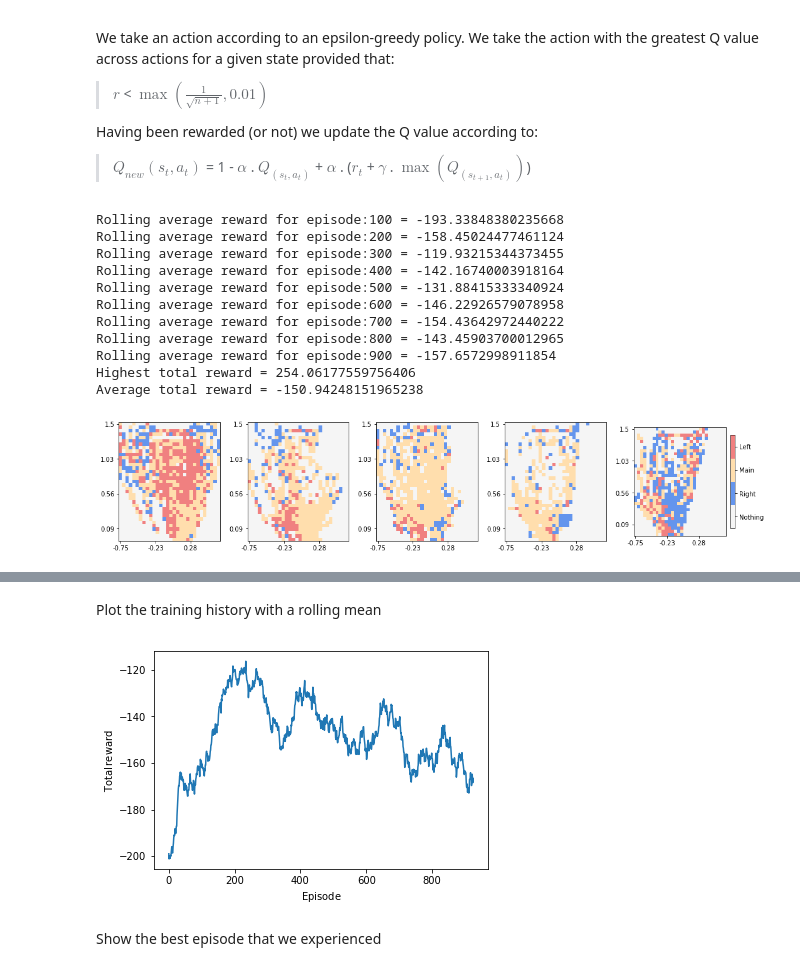
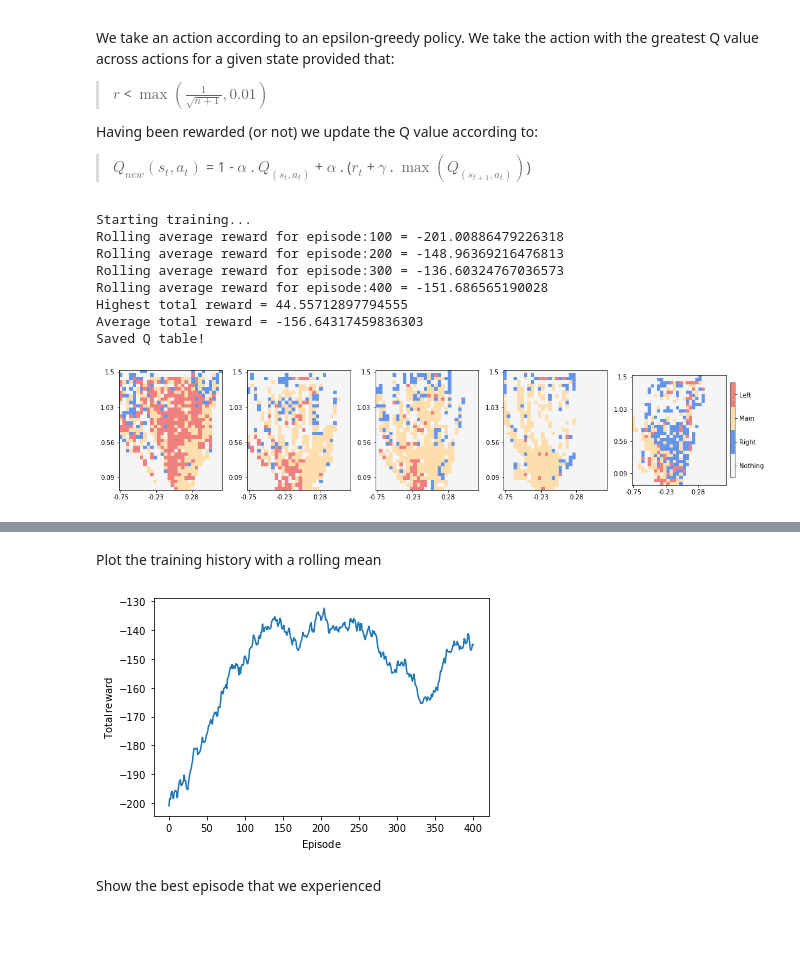
Before and after one commit to slyddon/open-ai-gym, a Jupyter notebook: notebooks/lunar_lander_q_learning.ipynb, the cells around one changed output, grey strips where cells are left out. Saved outputs shown, nothing was run; the diff lists cells and outputs as text; code cells hidden in the pictures; blank space fills up the shorter version.

```diff
--- a/notebooks/lunar_lander_q_learning.ipynb
+++ b/notebooks/lunar_lander_q_learning.ipynb
@@ -36,14 +36,18 @@ IPython 7.2.0
 ***
 # %%
 env_name = "LunarLander-v2"
-total_episodes = 1000
+total_episodes = 500
 max_time_steps = 500
 env_seed = None
+unique_run = None
 
 load = False
-save = False
+save = True
 rendering = False
 replay = False
+# %%
+if unique_run is None:
+    unique_run = uuid4()
 # %% [markdown]
 ### Instantiate objects
 ***
@@ -60,7 +64,7 @@ reward_window = deque(maxlen=100)
 
 action_bot = QActionBot(env)
 if load:
-    action_bot.load_q_table('../fitted_models/q_table_vx_vy.p')
+    action_bot.load_q_table('vx_vy')
 # %% [markdown]
 ### Train
 ***
@@ -74,6 +78,7 @@ Having been rewarded (or not) we update the Q value according to:
 > $Q_{new}(s_t, a_t)$ = 1 - $\alpha$ . $Q_(s_t, a_t)$ + $\alpha$ . ($r_t$ + $\gamma$ . $\max(Q_(s_{t+1}, a_t))$)
 # %%
 %%time
+print("Starting training...")
 for episode_number in range(total_episodes):
 
     # record memorues
@@ -99,45 +104,42 @@ for episode_number in range(total_episodes):
         # update action bot
         new_obs, reward, done, _ = env.step(action)
         action_bot.update_q_table(new_obs, action, reward)
         episode_memory.update(action, reward)
         obs = new_obs
         t += 1
 
     env.close()
 
     if episode_number % 100 == 0 and episode_number > 0:
         print(
             "Rolling average reward for episode:{} = {}".format(
                 episode_number, np.mean(reward_window)
             )
         )
 
-    if episode_number % 500 == 0 and save:
-        action_bot.save_q_table()
+    if episode_number % 1000 == 0 and episode_number > 0 and save:
+        action_bot.save_q_table(unique_run)
 
     reward_vals.append(episode_memory.total_reward)
     reward_window.append(episode_memory.total_reward)
 
     if best_memory.total_reward < episode_memory.total_reward:
         best_memory = episode_memory
 
 print("Highest total reward = {}".format(best_memory.total_reward))
 print("Average total reward = {}".format(sum(reward_vals) / total_episodes))
 
 if save:
-    action_bot.save_q_table()
+    action_bot.save_q_table(unique_run)
 
 action_bot.plot_q_table()
 # %% [output]
-Rolling average reward for episode:100 = -193.33848380235668
-Rolling average reward for episode:200 = -158.45024477461124
-Rolling average reward for episode:300 = -119.93215344373455
-Rolling average reward for episode:400 = -142.16740003918164
-Rolling average reward for episode:500 = -131.88415333340924
-Rolling average reward for episode:600 = -146.22926579078958
-Rolling average reward for episode:700 = -154.43642972440222
-Rolling average reward for episode:800 = -143.45903700012965
-Rolling average reward for episode:900 = -157.6572998911854
-Highest total reward = 254.06177559756406
-Average total reward = -150.94248151965238
+Starting training...
+Rolling average reward for episode:100 = -201.00886479226318
+Rolling average reward for episode:200 = -148.96369216476813
+Rolling average reward for episode:300 = -136.60324767036573
+Rolling average reward for episode:400 = -151.686565190028
+Highest total reward = 44.55712897794555
+Average total reward = -156.64317459836303
+Saved Q table!
-[figure, old version]
+[figure, new version]
@@ -145,13 +147,13 @@ Wall time: 53.6 s
 # %% [markdown]
 Plot the training history with a rolling mean
 # %%
-N = 75
+N = 100
 plt.plot(np.convolve(reward_vals, np.ones((N,))/N, mode='valid'))
 plt.xlabel(r"$\mathrm{Episode}$")
 plt.ylabel(r"$\mathrm{Total \/ reward}$")
 plt.show()
 # %% [output]
-[figure, old version]
+[figure, new version]
 # %% [markdown]
 Show the best episode that we experienced
 # %%
```
Also changed, not shown: parts of 6 cells of this notebook, 2 other files.
